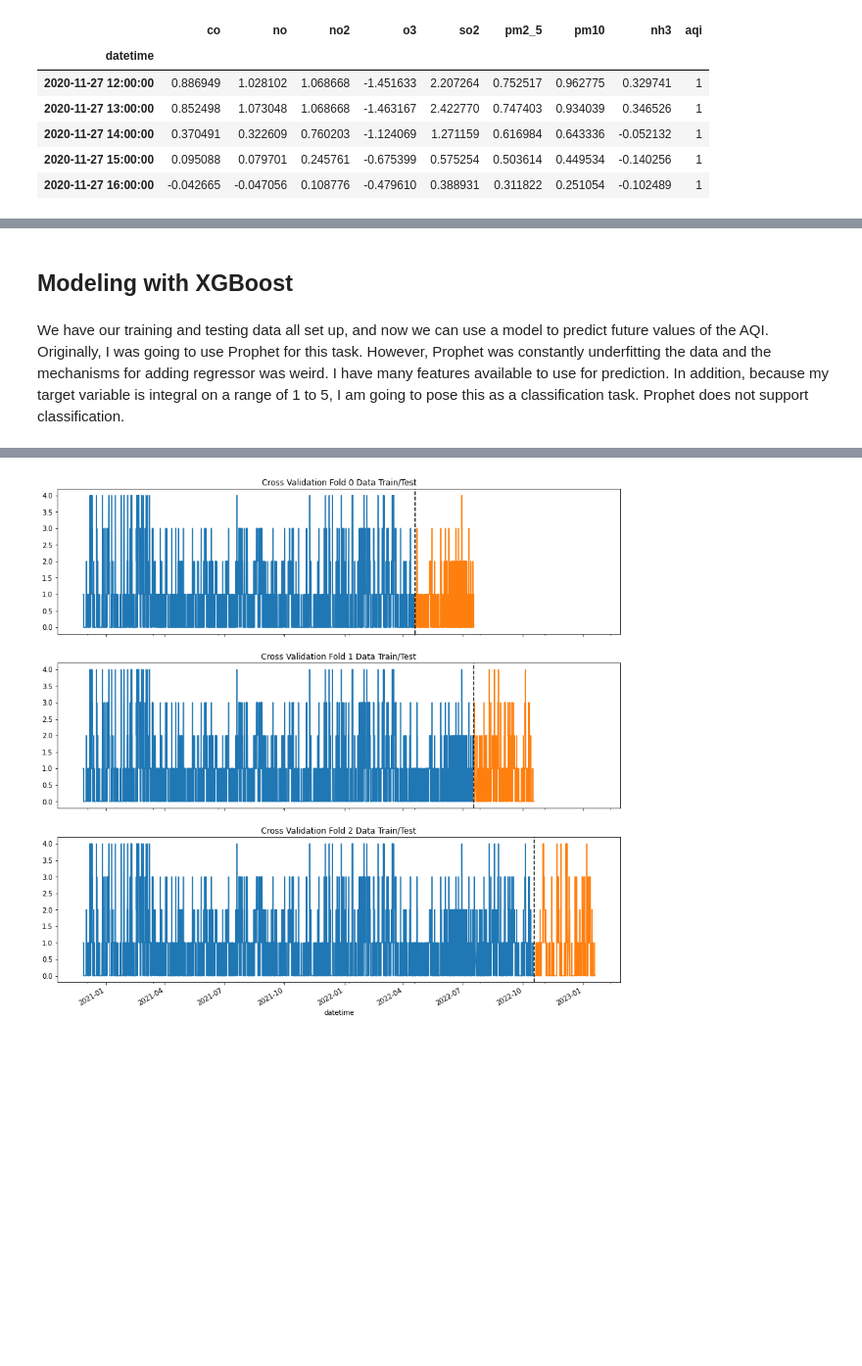
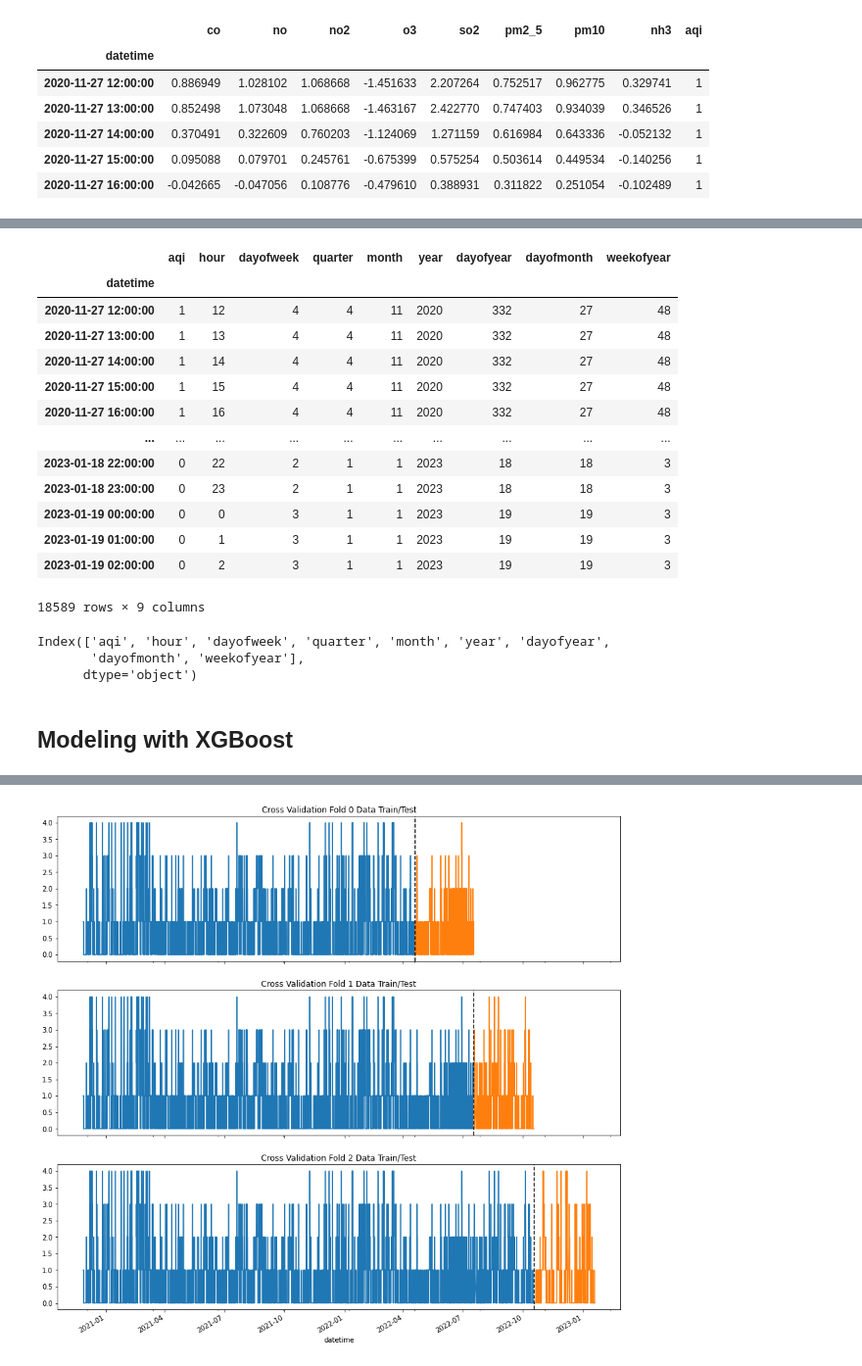
Before and after one commit to achi113s/AQIPrediction, a Jupyter notebook: 3_model_training_nb.ipynb, the cells around one changed output, grey strips where cells are left out. Shown at 98% size. Cells and saved outputs as stored; diff of their text form; code cells hidden in the pictures; blank space fills up the shorter version.

```diff
--- a/3_model_training_nb.ipynb
+++ b/3_model_training_nb.ipynb
@@ -204,3 +206,5 @@ train.head()
 | 2020-11-27 14:00:00 | 0.370491 | 0.322609 | 0.760203 | -1.124069 | 1.271159 | 0.616984 | 0.643336 | -0.052132 | 1 |
 | 2020-11-27 15:00:00 | 0.095088 | 0.079701 | 0.245761 | -0.675399 | 0.575254 | 0.503614 | 0.449534 | -0.140256 | 1 |
 | 2020-11-27 16:00:00 | -0.042665 | -0.047056 | 0.108776 | -0.479610 | 0.388931 | 0.311822 | 0.251054 | -0.102489 | 1 |
+# %%
+df = train_y.drop(columns=['id'])
@@ -207,4 +228,39 @@ train.head()
+# %%
+def create_features(df: pd.DataFrame) -> pd.DataFrame:
+    df = df.copy()
+    df['hour'] = df.index.hour
+    df['dayofweek'] = df.index.dayofweek
+    df['quarter'] = df.index.quarter
+    df['month'] = df.index.month
+    df['year'] = df.index.year
+    df['dayofyear'] = df.index.dayofyear
+    df['dayofmonth'] = df.index.day
+    df['weekofyear'] = df.index.isocalendar().week
+    return df
+
+df = create_features(df)
+# %%
+df
+# %% [output]
+|  | aqi | hour | dayofweek | quarter | month | year | dayofyear | dayofmonth | weekofyear |
+| datetime |  |  |  |  |  |  |  |  |  |
+| 2020-11-27 12:00:00 | 1 | 12 | 4 | 4 | 11 | 2020 | 332 | 27 | 48 |
+| 2020-11-27 13:00:00 | 1 | 13 | 4 | 4 | 11 | 2020 | 332 | 27 | 48 |
+| 2020-11-27 14:00:00 | 1 | 14 | 4 | 4 | 11 | 2020 | 332 | 27 | 48 |
+| 2020-11-27 15:00:00 | 1 | 15 | 4 | 4 | 11 | 2020 | 332 | 27 | 48 |
+| 2020-11-27 16:00:00 | 1 | 16 | 4 | 4 | 11 | 2020 | 332 | 27 | 48 |
+| ... | ... | ... | ... | ... | ... | ... | ... | ... | ... |
+| 2023-01-18 22:00:00 | 0 | 22 | 2 | 1 | 1 | 2023 | 18 | 18 | 3 |
+| 2023-01-18 23:00:00 | 0 | 23 | 2 | 1 | 1 | 2023 | 18 | 18 | 3 |
+| 2023-01-19 00:00:00 | 0 | 0 | 3 | 1 | 1 | 2023 | 19 | 19 | 3 |
+| 2023-01-19 01:00:00 | 0 | 1 | 3 | 1 | 1 | 2023 | 19 | 19 | 3 |
+| 2023-01-19 02:00:00 | 0 | 2 | 3 | 1 | 1 | 2023 | 19 | 19 | 3 |
+18589 rows × 9 columns
+# %%
+df.columns
+# %% [output]
+Index(['aqi', 'hour', 'dayofweek', 'quarter', 'month', 'year', 'dayofyear',
+       'dayofmonth', 'weekofyear'],
+      dtype='object')
 # %% [markdown]
 ## Modeling with XGBoost
-# %% [markdown]
-We have our training and testing data all set up, and now we can use a model to predict future values of the AQI. Originally, I was going to use Prophet for this task. However, Prophet was constantly underfitting the data and the mechanisms for adding regressor was weird. I have many features available to use for prediction. In addition, because my target variable is integral on a range of 1 to 5, I am going to pose this as a classification task. Prophet does not support classification.
```
Also changed, not shown: parts of 62 cells of this notebook.
